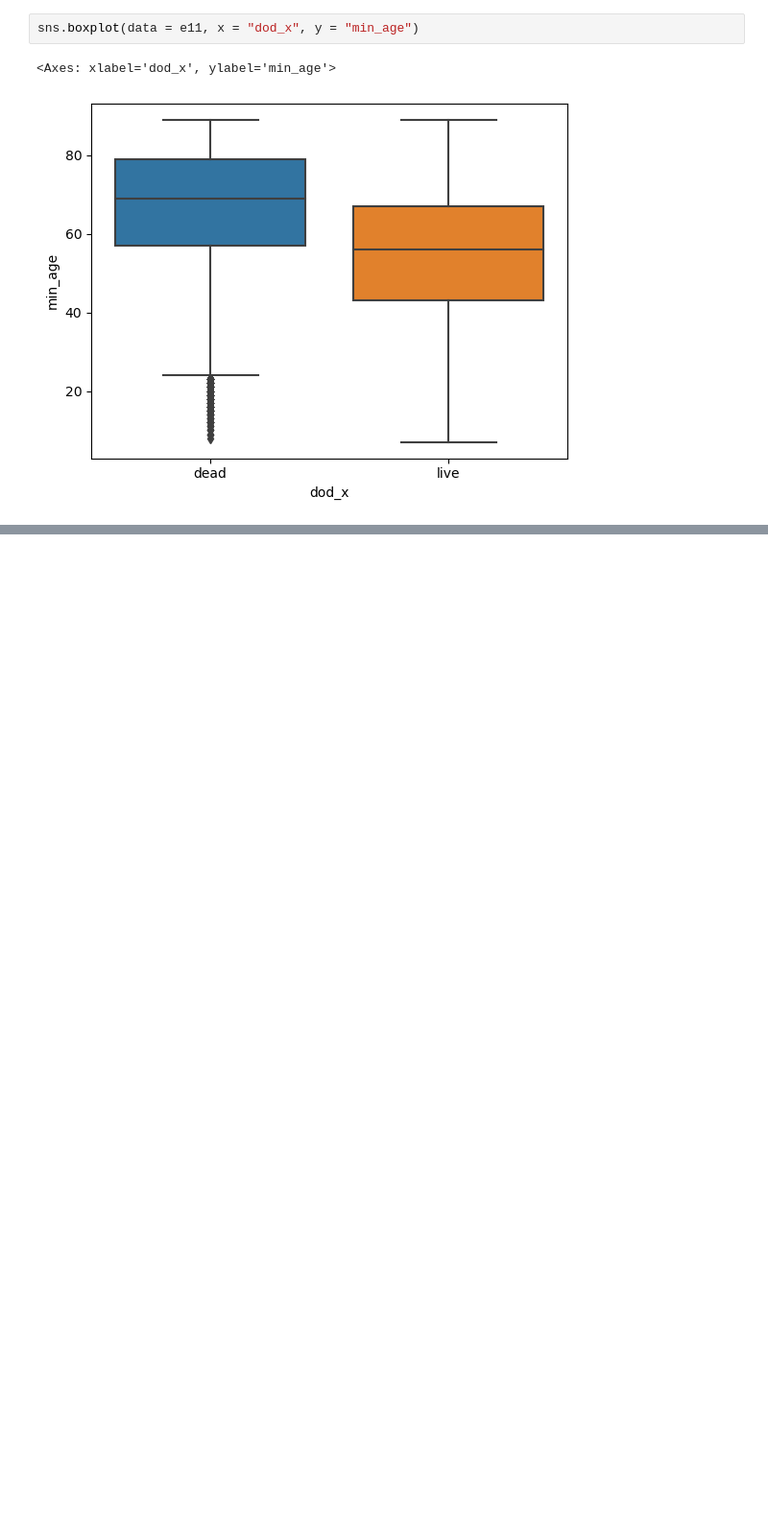
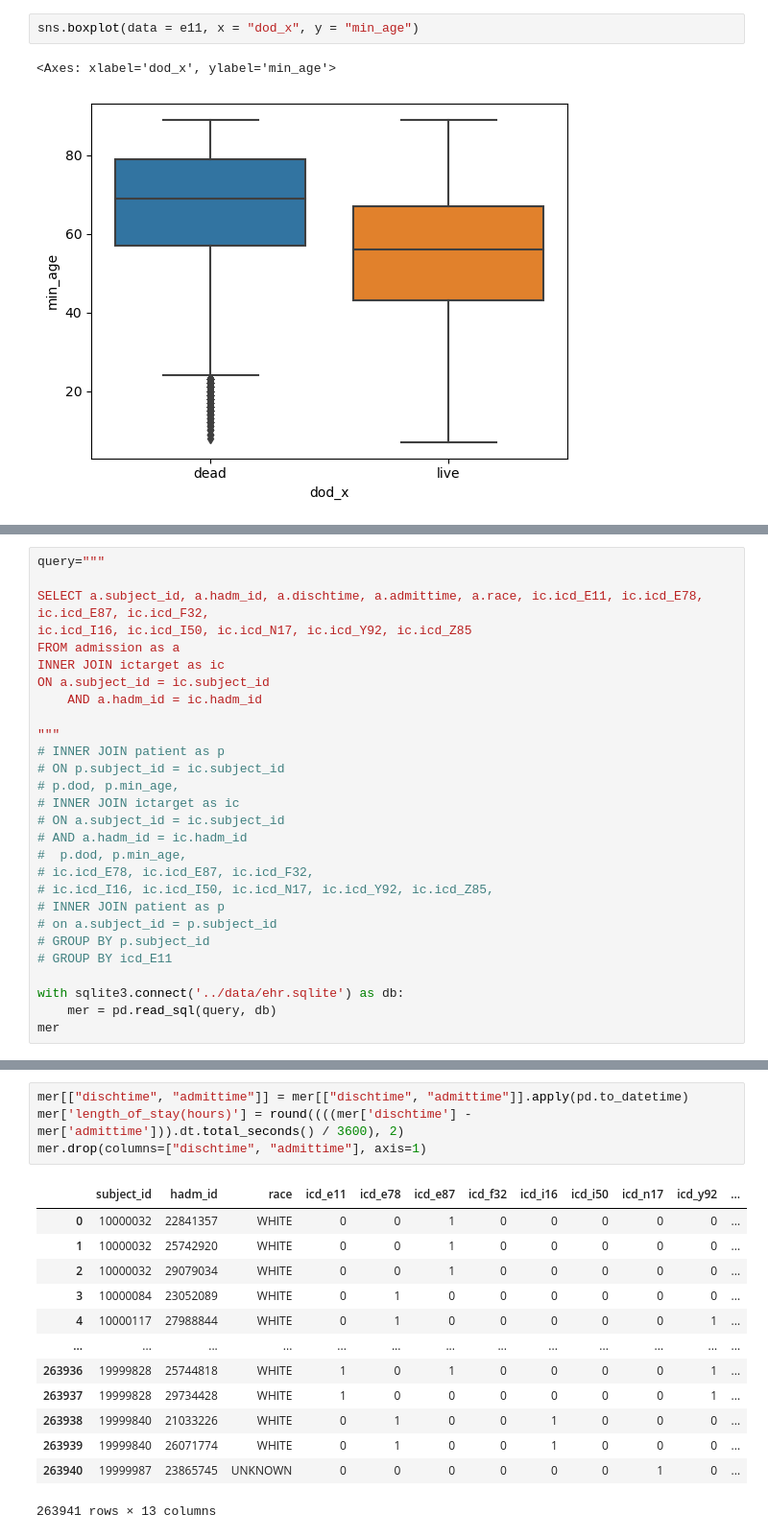
Before and after one commit to smitamisra/EHR_exploration, a Jupyter notebook: notebooks/db_exploration_creatingVisuals.ipynb, the cells around one changed output, grey strips where cells are left out. Shown at 96% size. Drawn from its saved outputs; the diff is of its cells as text; blank space fills up the shorter version.

```diff
--- a/notebooks/db_exploration_creatingVisuals.ipynb
+++ b/notebooks/db_exploration_creatingVisuals.ipynb
@@ -171,0 +251,28 @@ sns.boxplot(data = e11, x = "dod_x", y = "min_age")
+# %%
+query="""
+
+SELECT a.subject_id, a.hadm_id, a.dischtime, a.admittime, a.race, ic.icd_E11, ic.icd_E78, ic.icd_E87, ic.icd_F32,
+ic.icd_I16, ic.icd_I50, ic.icd_N17, ic.icd_Y92, ic.icd_Z85
+FROM admission as a
+INNER JOIN ictarget as ic
+ON a.subject_id = ic.subject_id
+    AND a.hadm_id = ic.hadm_id
+
+"""
+# INNER JOIN patient as p
+# ON p.subject_id = ic.subject_id
+# p.dod, p.min_age,
+# INNER JOIN ictarget as ic
+# ON a.subject_id = ic.subject_id
+# AND a.hadm_id = ic.hadm_id
+#  p.dod, p.min_age,
+# ic.icd_E78, ic.icd_E87, ic.icd_F32,
+# ic.icd_I16, ic.icd_I50, ic.icd_N17, ic.icd_Y92, ic.icd_Z85,
+# INNER JOIN patient as p
+# on a.subject_id = p.subject_id
+# GROUP BY p.subject_id
+# GROUP BY icd_E11
+
+with sqlite3.connect('../data/ehr.sqlite') as db:
+    mer = pd.read_sql(query, db)
+mer
@@ -171,0 +293,18 @@ sns.boxplot(data = e11, x = "dod_x", y = "min_age")
+# %%
+mer[["dischtime", "admittime"]] = mer[["dischtime", "admittime"]].apply(pd.to_datetime)
+mer['length_of_stay(hours)'] = round((((mer['dischtime'] - mer['admittime'])).dt.total_seconds() / 3600), 2)
+mer.drop(columns=["dischtime", "admittime"], axis=1)
+# %% [output]
+|  | subject_id | hadm_id | race | icd_e11 | icd_e78 | icd_e87 | icd_f32 | icd_i16 | icd_i50 | icd_n17 | icd_y92 | ... |
+| 0 | 10000032 | 22841357 | WHITE | 0 | 0 | 1 | 0 | 0 | 0 | 0 | 0 | ... |
+| 1 | 10000032 | 25742920 | WHITE | 0 | 0 | 1 | 0 | 0 | 0 | 0 | 0 | ... |
+| 2 | 10000032 | 29079034 | WHITE | 0 | 0 | 1 | 0 | 0 | 0 | 0 | 0 | ... |
+| 3 | 10000084 | 23052089 | WHITE | 0 | 1 | 0 | 0 | 0 | 0 | 0 | 0 | ... |
+| 4 | 10000117 | 27988844 | WHITE | 0 | 1 | 0 | 0 | 0 | 0 | 0 | 1 | ... |
+| ... | ... | ... | ... | ... | ... | ... | ... | ... | ... | ... | ... | ... |
+| 263936 | 19999828 | 25744818 | WHITE | 1 | 0 | 1 | 0 | 0 | 0 | 0 | 1 | ... |
+| 263937 | 19999828 | 29734428 | WHITE | 1 | 0 | 0 | 0 | 0 | 0 | 0 | 1 | ... |
+| 263938 | 19999840 | 21033226 | WHITE | 0 | 1 | 0 | 0 | 1 | 0 | 0 | 0 | ... |
+| 263939 | 19999840 | 26071774 | WHITE | 0 | 1 | 0 | 0 | 1 | 0 | 0 | 0 | ... |
+| 263940 | 19999987 | 23865745 | UNKNOWN | 0 | 0 | 0 | 0 | 0 | 0 | 1 | 0 | ... |
+263941 rows × 13 columns
```
Also changed, not shown: parts of 6 cells of this notebook, 7 other files.
